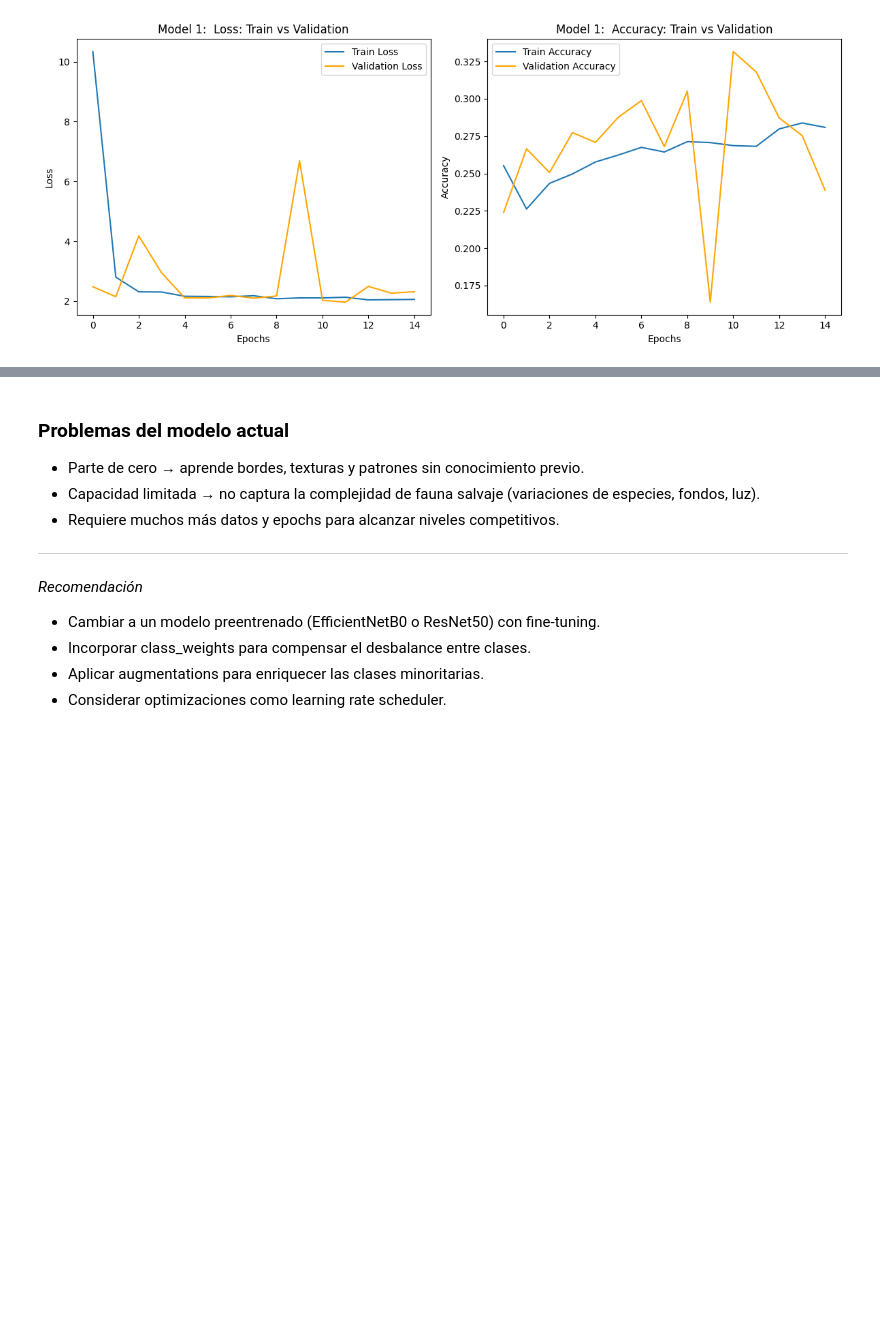
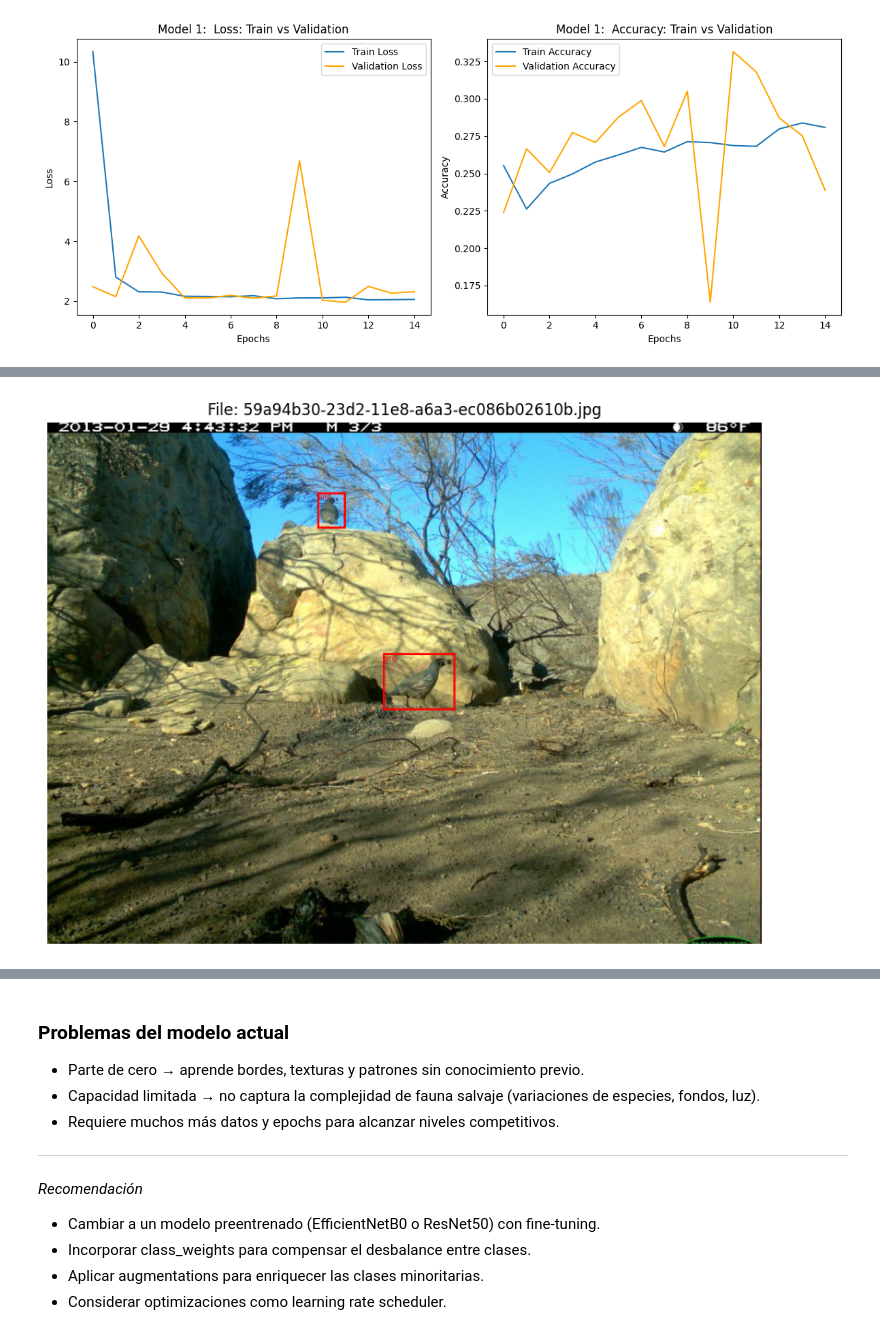
Before and after one commit to Raulinho-A/wildlife-vision, a Jupyter notebook: notebooks/2.0-raa-train-model.ipynb, the cells around one changed output, grey strips where cells are left out. Cells and saved outputs as stored; diff of their text form; code cells hidden in the pictures; blank space fills up the shorter version.

```diff
--- a/notebooks/2.0-raa-train-model.ipynb
+++ b/notebooks/2.0-raa-train-model.ipynb
@@ -216,0 +293,4 @@ Diagnóstico
+# %%
+show_image_with_multi_bbox(rescaled_df, RAW)
+# %% [output]
+[figure, added]
```
Also changed, not shown: parts of 42 cells of this notebook, 5 other files.
